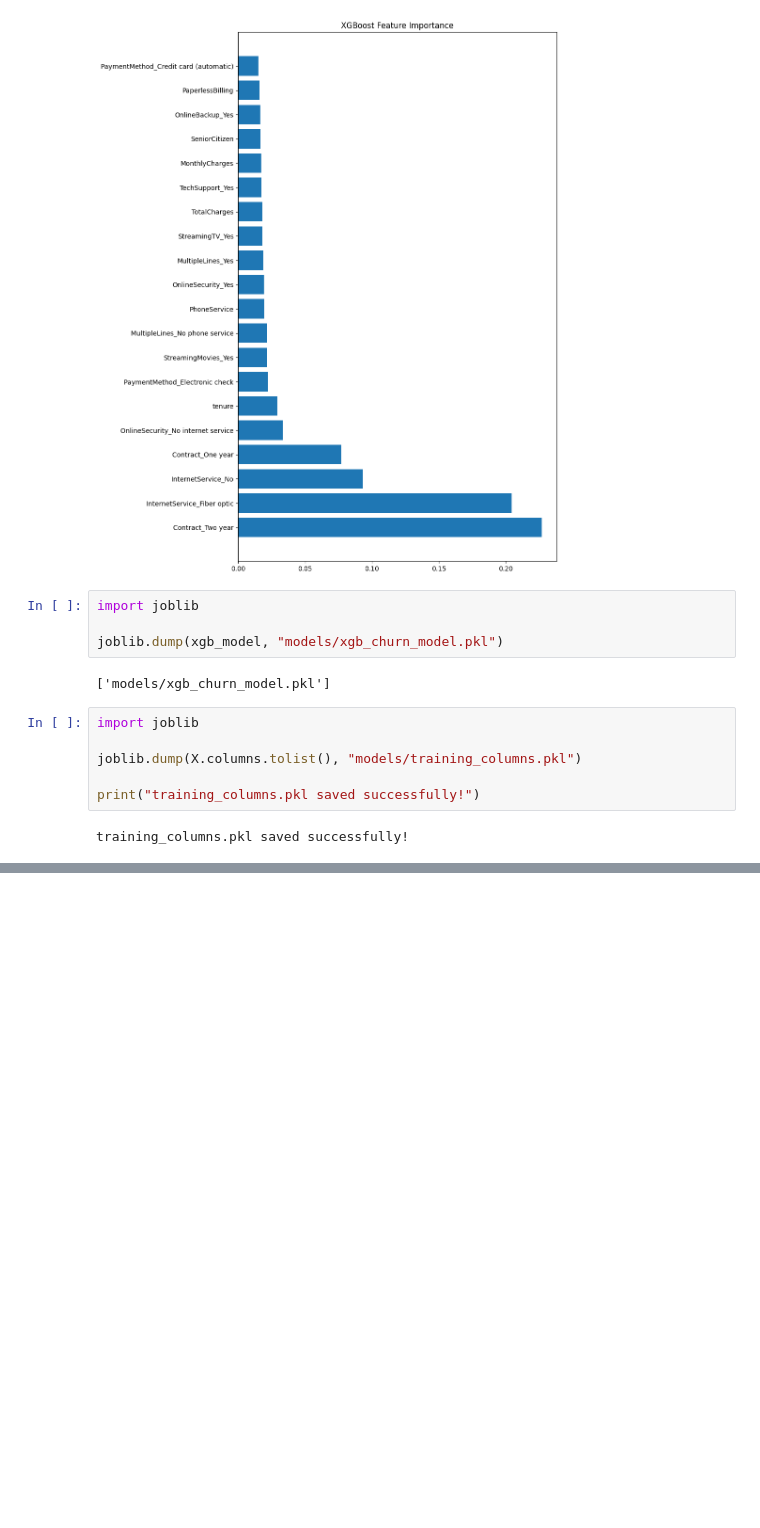
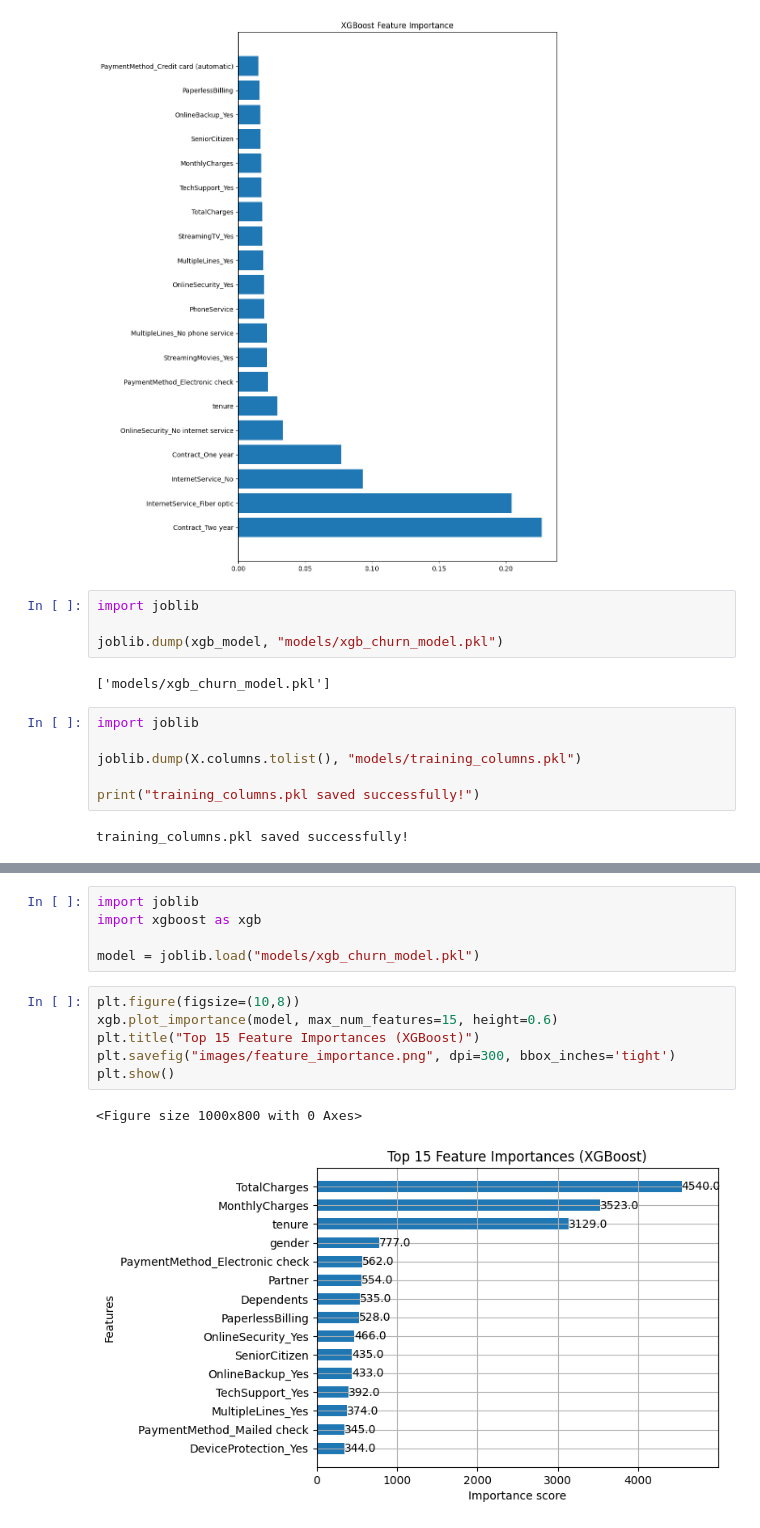
Before and after one commit to keerthi15M/churn-project, a Jupyter notebook: 01_data_exploration.ipynb, the cells around one changed output, grey strips where cells are left out. Cells and saved outputs as stored; diff of their text form; blank space fills up the shorter version.

```diff
--- a/01_data_exploration.ipynb
+++ b/01_data_exploration.ipynb
@@ -297,0 +350,14 @@ training_columns.pkl saved successfully!
+# %%
+import joblib
+import xgboost as xgb
+
+model = joblib.load("models/xgb_churn_model.pkl")
+# %%
+plt.figure(figsize=(10,8))
+xgb.plot_importance(model, max_num_features=15, height=0.6)
+plt.title("Top 15 Feature Importances (XGBoost)")
+plt.savefig("images/feature_importance.png", dpi=300, bbox_inches='tight')
+plt.show()
+# %% [output]
+<Figure size 1000x800 with 0 Axes>
+[figure, added]
```
Also changed, not shown: parts of 5 cells of this notebook, 12 other files.
